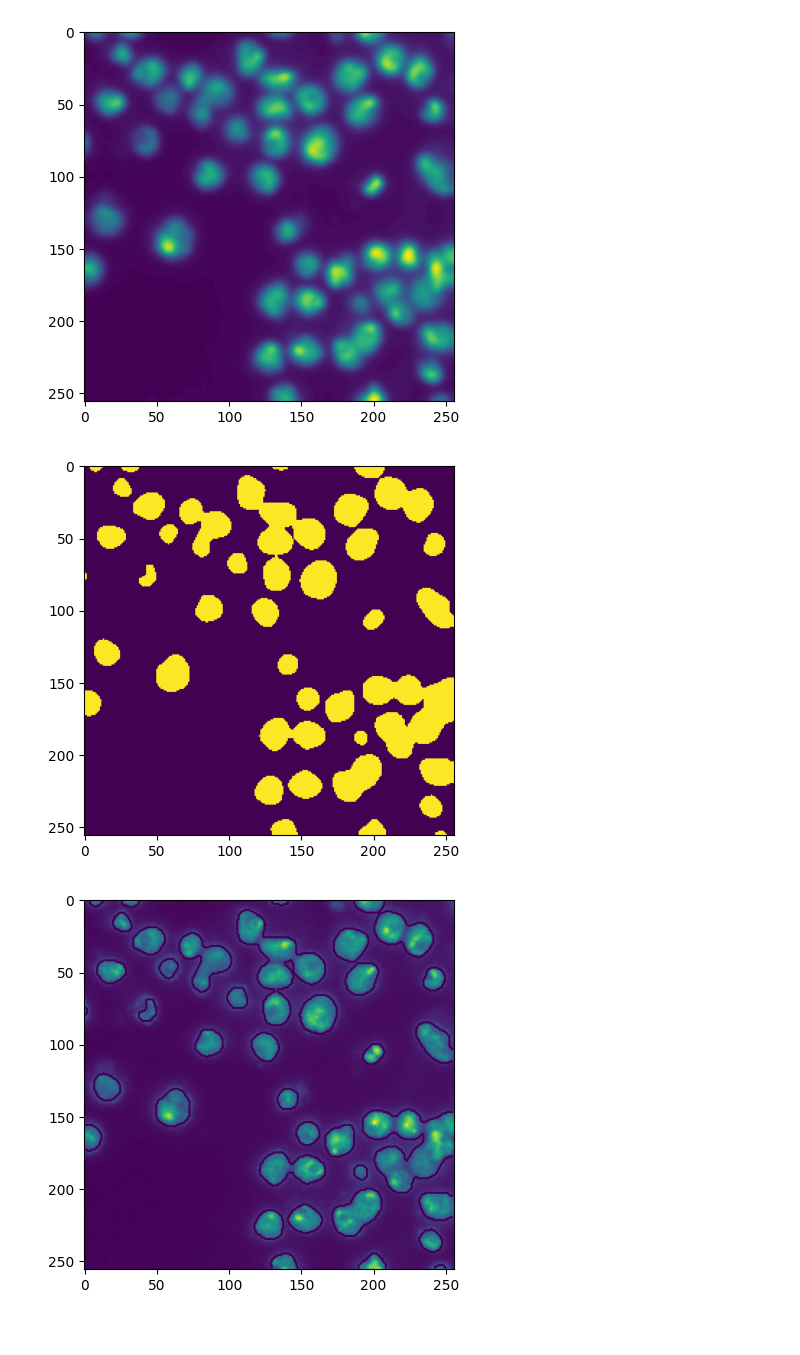
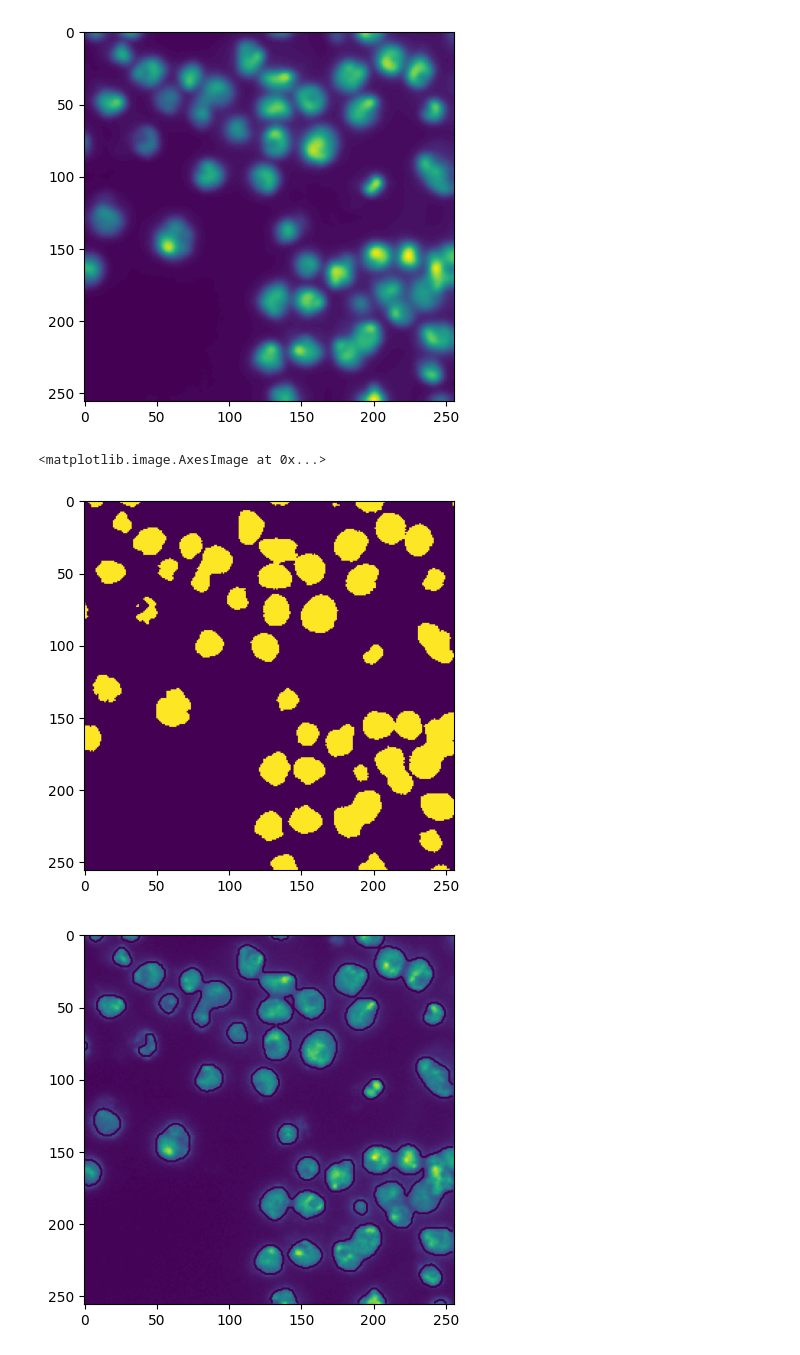
Before and after one commit to moritzmarquardt/workshop_IBEC, a Jupyter notebook: 01_image_analysis_basics.ipynb, the cells around one changed output. Saved outputs shown, nothing was run; the diff lists cells and outputs as text; code cells hidden in the pictures.

Commit message:
fix: all notebooks working, added data and requirements

```diff
--- a/01_image_analysis_basics.ipynb
+++ b/01_image_analysis_basics.ipynb
@@ -16,11 +17,11 @@ import os
 # %%
 # import tif image
-if not os.path.exists("image.tif"):
-  urllib.request.urlretrieve("https://moritzgmarquardt.de/202503_ibec_ml_workshop/0bf4b1.tif", "image.tif")
-  print("Downloaded image.tif")
+if not os.path.exists("data/0bf4b1.tif"):
+  urllib.request.urlretrieve("https://moritzgmarquardt.de/202503_ibec_ml_workshop/0bf4b1.tif", "data/0bf4b1.tif")
+  print("Downloaded 0bf4b1.tif")
 else:
   print("Image.tif already exists")
-img = imread("image.tif")
+img = imread("data/0bf4b1.tif")
 plt.imshow(img)
 plt.show()
 # %% [output]
@@ -33,11 +34,11 @@ plt.show()
 # %% [output]
 [figure]
 # %%
-watershed_image = filters.threshold_otsu(filtered_image)
-plt.imshow(filtered_image > watershed_image)
-plt.show()
+otsu = filters.threshold_otsu(filtered_image)
+plt.imshow(img > otsu)
 # %% [output]
+<matplotlib.image.AxesImage at 0x...>
-[figure, old version]
+[figure, new version]
 # %%
 plt.imshow(img)
 plt.contour(filtered_image > watershed_image)
```
Also changed, not shown: parts of 3 cells of this notebook, 6 other files.
